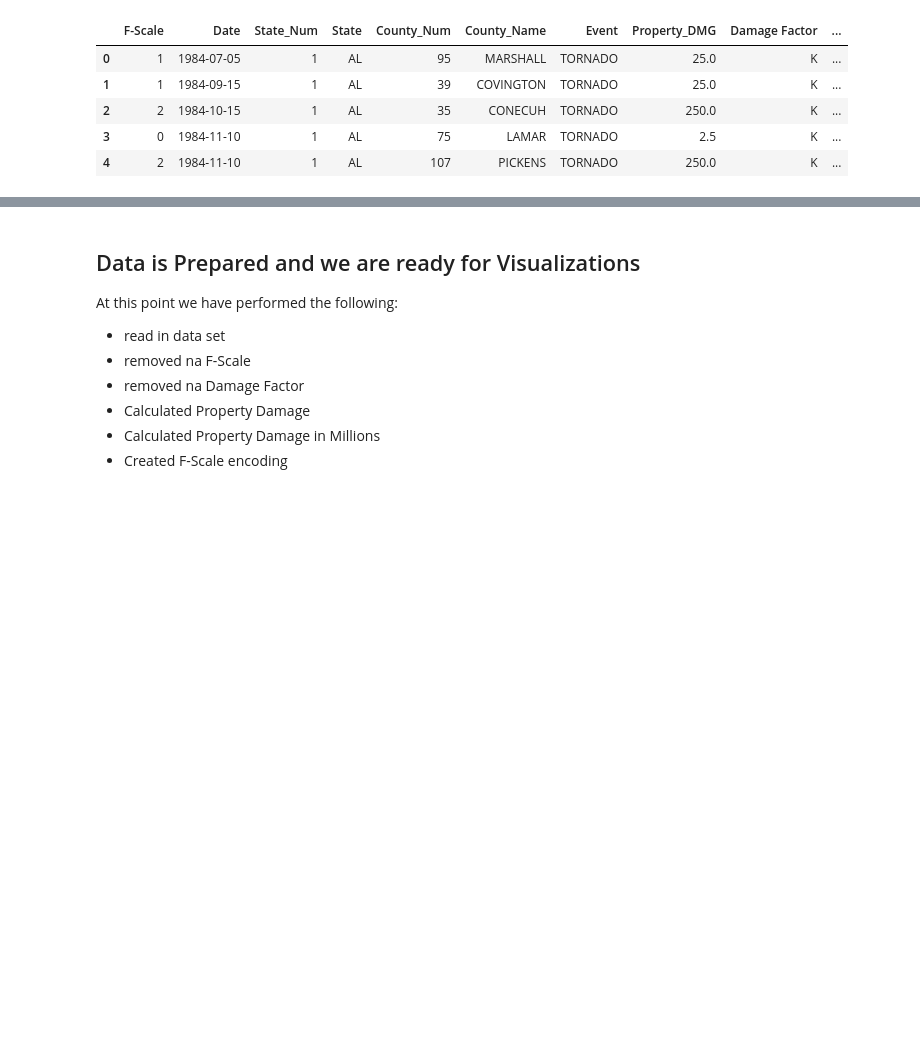
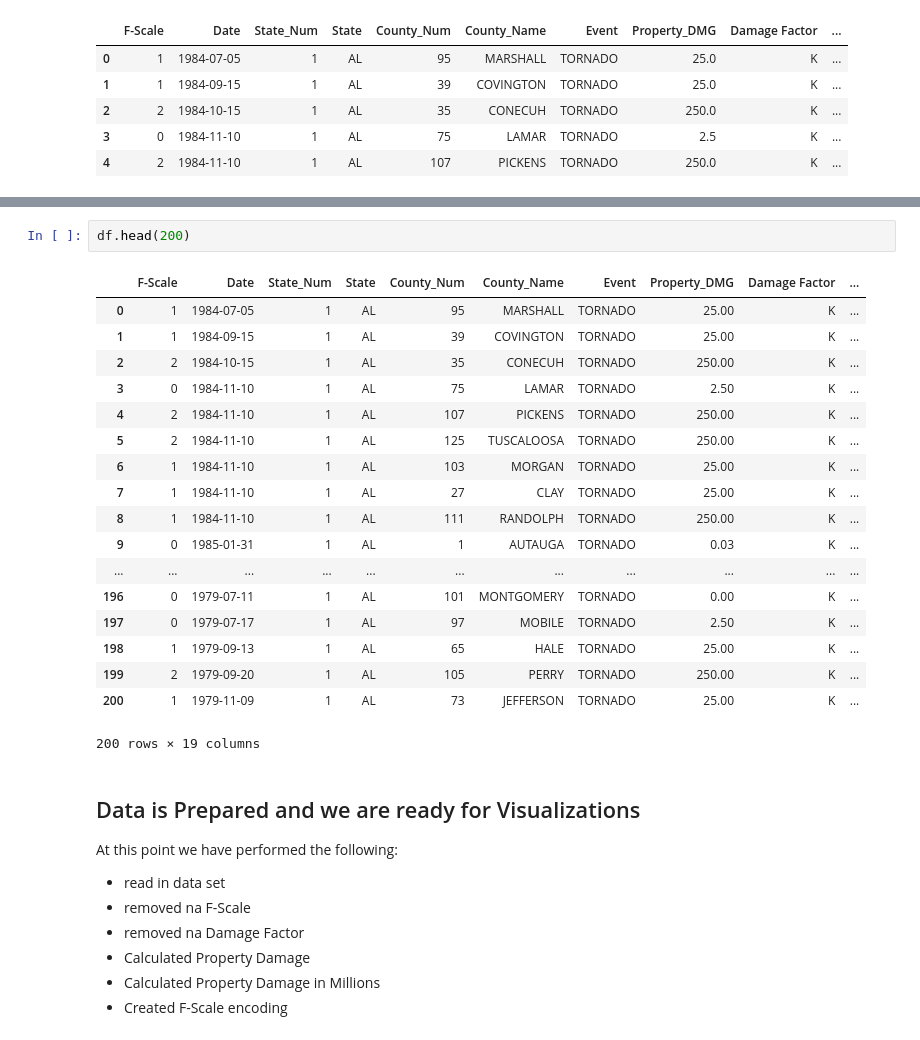
Before and after one commit to youngsoul/ml_tornado, a Jupyter notebook: Tornado.ipynb, the cells around one changed output, grey strips where cells are left out. Drawn from its saved outputs; the diff is of its cells as text; blank space fills up the shorter version.

```diff
--- a/Tornado.ipynb
+++ b/Tornado.ipynb
@@ -202,3 +287,24 @@ df.head()
+# %%
+df.head(200)
+# %% [output]
+|  | F-Scale | Date | State_Num | State | County_Num | County_Name | Event | Property_DMG | Damage Factor | ... |
+| 0 | 1 | 1984-07-05 | 1 | AL | 95 | MARSHALL | TORNADO | 25.00 | K | ... |
+| 1 | 1 | 1984-09-15 | 1 | AL | 39 | COVINGTON | TORNADO | 25.00 | K | ... |
+| 2 | 2 | 1984-10-15 | 1 | AL | 35 | CONECUH | TORNADO | 250.00 | K | ... |
+| 3 | 0 | 1984-11-10 | 1 | AL | 75 | LAMAR | TORNADO | 2.50 | K | ... |
+| 4 | 2 | 1984-11-10 | 1 | AL | 107 | PICKENS | TORNADO | 250.00 | K | ... |
+| 5 | 2 | 1984-11-10 | 1 | AL | 125 | TUSCALOOSA | TORNADO | 250.00 | K | ... |
+| 6 | 1 | 1984-11-10 | 1 | AL | 103 | MORGAN | TORNADO | 25.00 | K | ... |
+| 7 | 1 | 1984-11-10 | 1 | AL | 27 | CLAY | TORNADO | 25.00 | K | ... |
+| 8 | 1 | 1984-11-10 | 1 | AL | 111 | RANDOLPH | TORNADO | 250.00 | K | ... |
+| 9 | 0 | 1985-01-31 | 1 | AL | 1 | AUTAUGA | TORNADO | 0.03 | K | ... |
+| ... | ... | ... | ... | ... | ... | ... | ... | ... | ... | ... |
+| 196 | 0 | 1979-07-11 | 1 | AL | 101 | MONTGOMERY | TORNADO | 0.00 | K | ... |
+| 197 | 0 | 1979-07-17 | 1 | AL | 97 | MOBILE | TORNADO | 2.50 | K | ... |
+| 198 | 1 | 1979-09-13 | 1 | AL | 65 | HALE | TORNADO | 25.00 | K | ... |
+| 199 | 2 | 1979-09-20 | 1 | AL | 105 | PERRY | TORNADO | 250.00 | K | ... |
+| 200 | 1 | 1979-11-09 | 1 | AL | 73 | JEFFERSON | TORNADO | 25.00 | K | ... |
+200 rows × 19 columns
 # %% [markdown]
 ## Data is Prepared and we are ready for Visualizations
 
```
Also changed, not shown: parts of 35 cells of this notebook.
